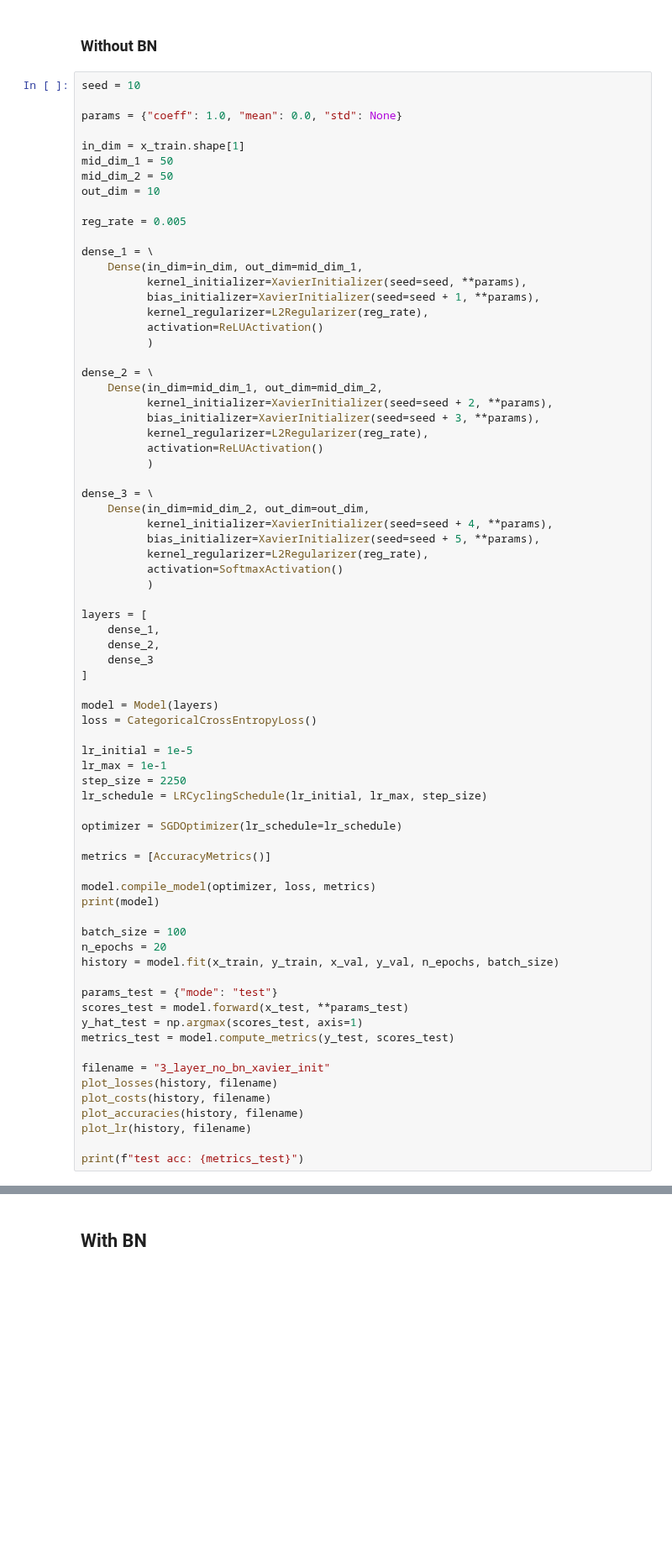
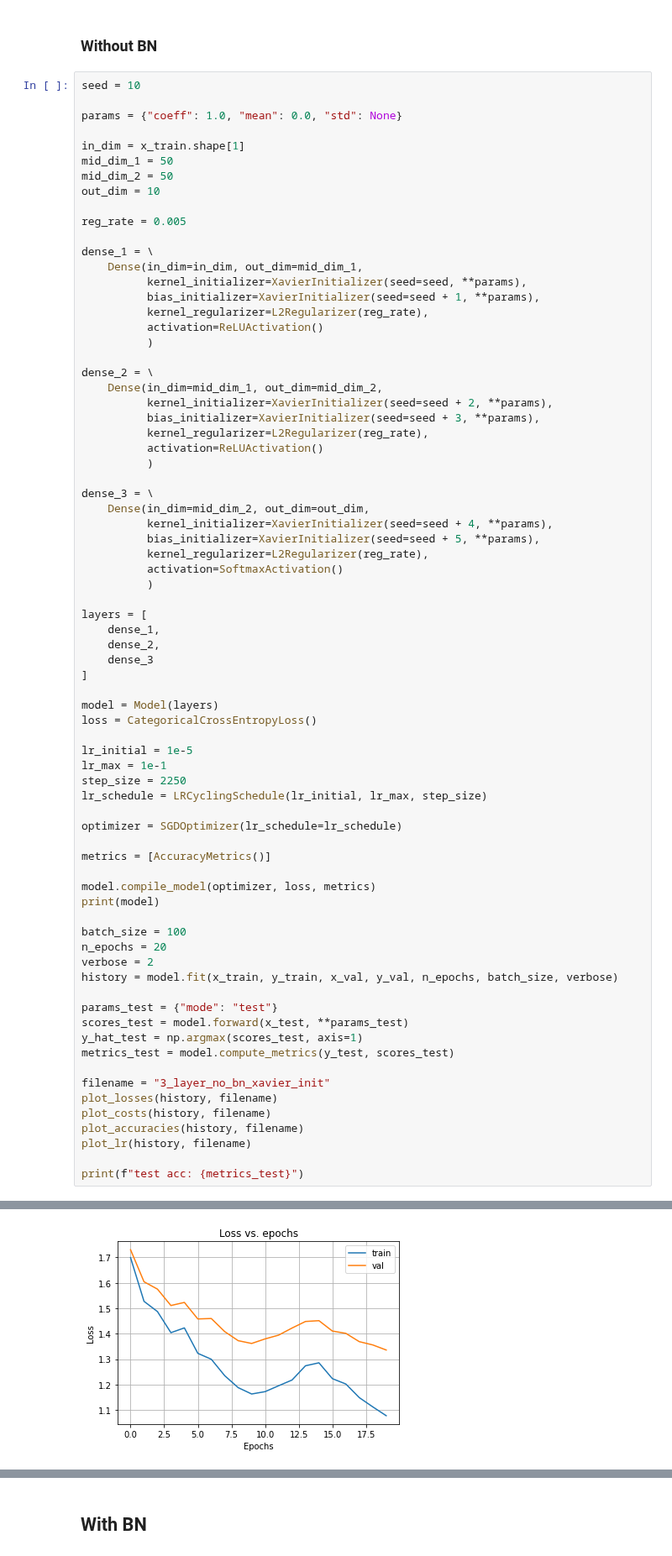
Before and after one commit to mark-antal-csizmadia/nn-blocks, a Jupyter notebook: main4.ipynb, the cells around one changed output, grey strips where cells are left out. Shown at 84% size. Saved outputs shown, nothing was run; the diff lists cells and outputs as text; blank space fills up the shorter version.

```diff
--- a/main4.ipynb
+++ b/main4.ipynb
@@ -435,7 +457,8 @@ print(model)
 
 batch_size = 100
 n_epochs = 20
-history = model.fit(x_train, y_train, x_val, y_val, n_epochs, batch_size)
+verbose = 2
+history = model.fit(x_train, y_train, x_val, y_val, n_epochs, batch_size, verbose)
 
 params_test = {"mode": "test"}
 scores_test = model.forward(x_test, **params_test)
@@ -449,3 +472,4 @@ plot_accuracies(history, filename)
 plot_lr(history, filename)
 
 print(f"test acc: {metrics_test}")
+# %% [output]
@@ -451,0 +493 @@ print(f"test acc: {metrics_test}")
+[figure, added]
```
Also changed, not shown: parts of 12 cells of this notebook, 21 other files.
